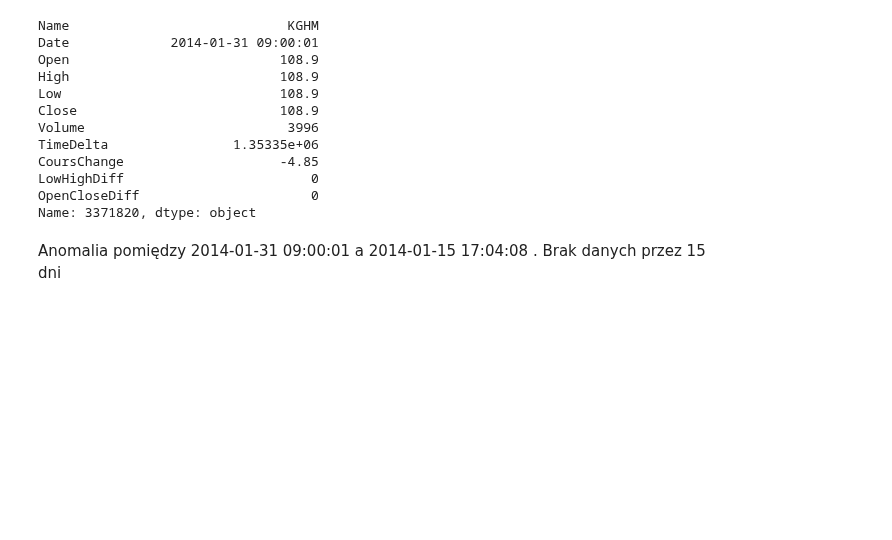
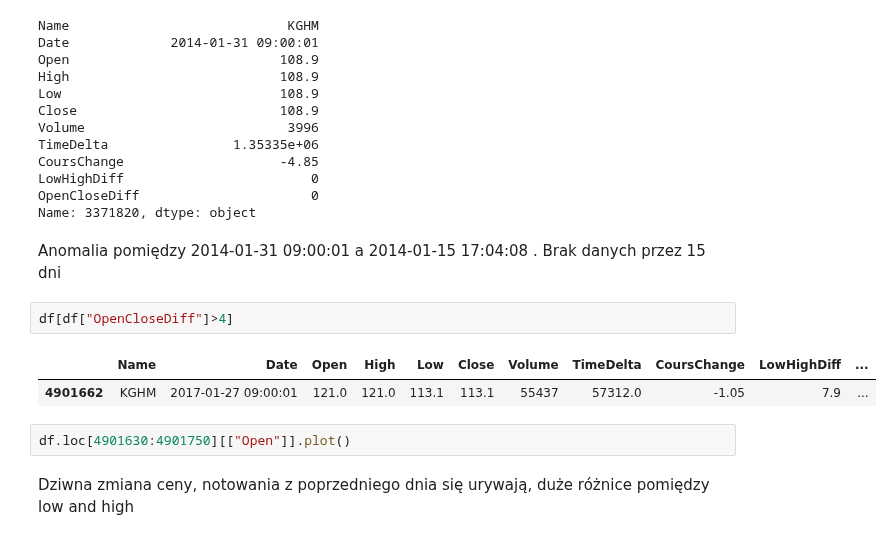
Before and after one commit to Moribund7/kghm_forecasting, a Jupyter notebook: notebooks/Untitled.ipynb, the cells around one changed output. Drawn from its saved outputs; the diff is of its cells as text; blank space fills up the shorter version.

```diff
--- a/notebooks/Untitled.ipynb
+++ b/notebooks/Untitled.ipynb
@@ -237,3 +230,12 @@ OpenCloseDiff                      0
 Name: 3371820, dtype: object
 # %% [markdown]
 Anomalia pomiędzy 2014-01-31 09:00:01 a  2014-01-15 17:04:08 . Brak danych przez 15 dni
+# %%
+df[df["OpenCloseDiff"]>4]
+# %% [output]
+|  | Name | Date | Open | High | Low | Close | Volume | TimeDelta | CoursChange | LowHighDiff | ... |
+| 4901662 | KGHM | 2017-01-27 09:00:01 | 121.0 | 121.0 | 113.1 | 113.1 | 55437 | 57312.0 | -1.05 | 7.9 | ... |
+# %%
+df.loc[4901630:4901750][["Open"]].plot()
+# %% [markdown]
+Dziwna zmiana ceny, notowania z poprzedniego dnia się urywają, duże różnice pomiędzy low and high
```
Also changed, not shown: parts of 13 cells of this notebook, 1 other file.
